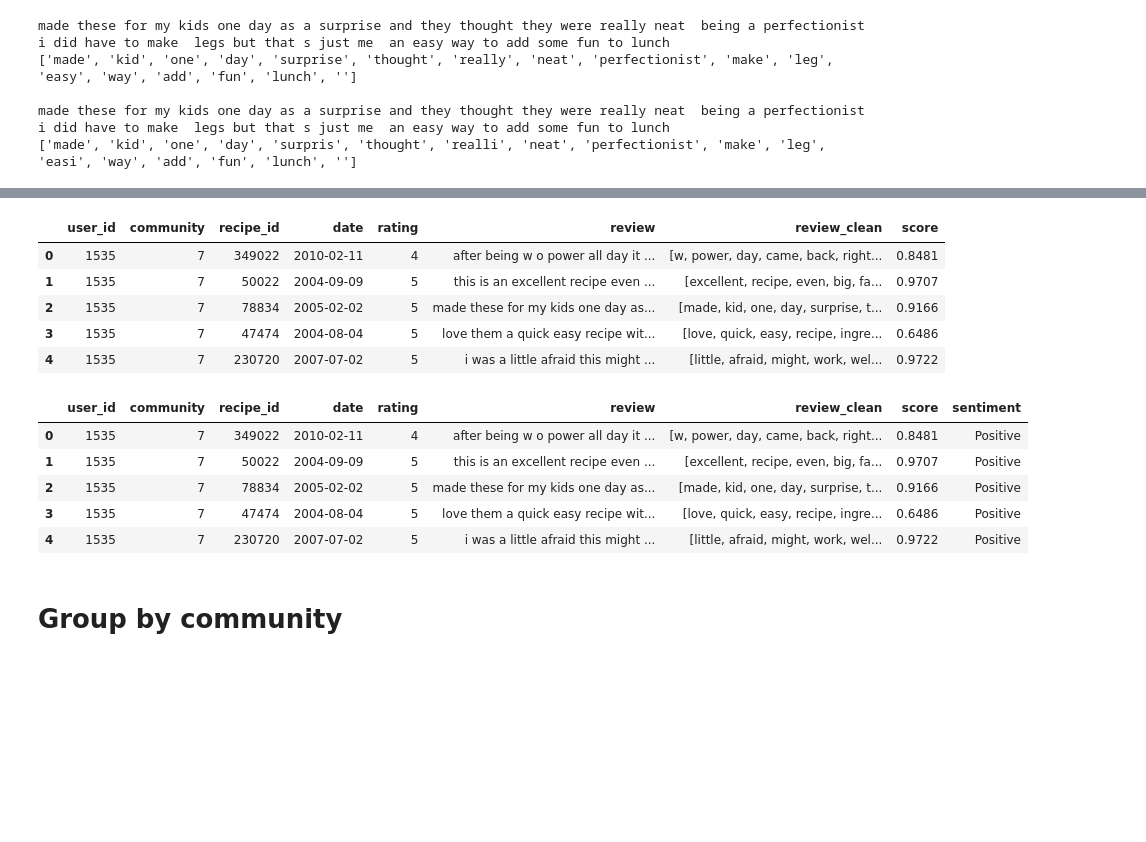
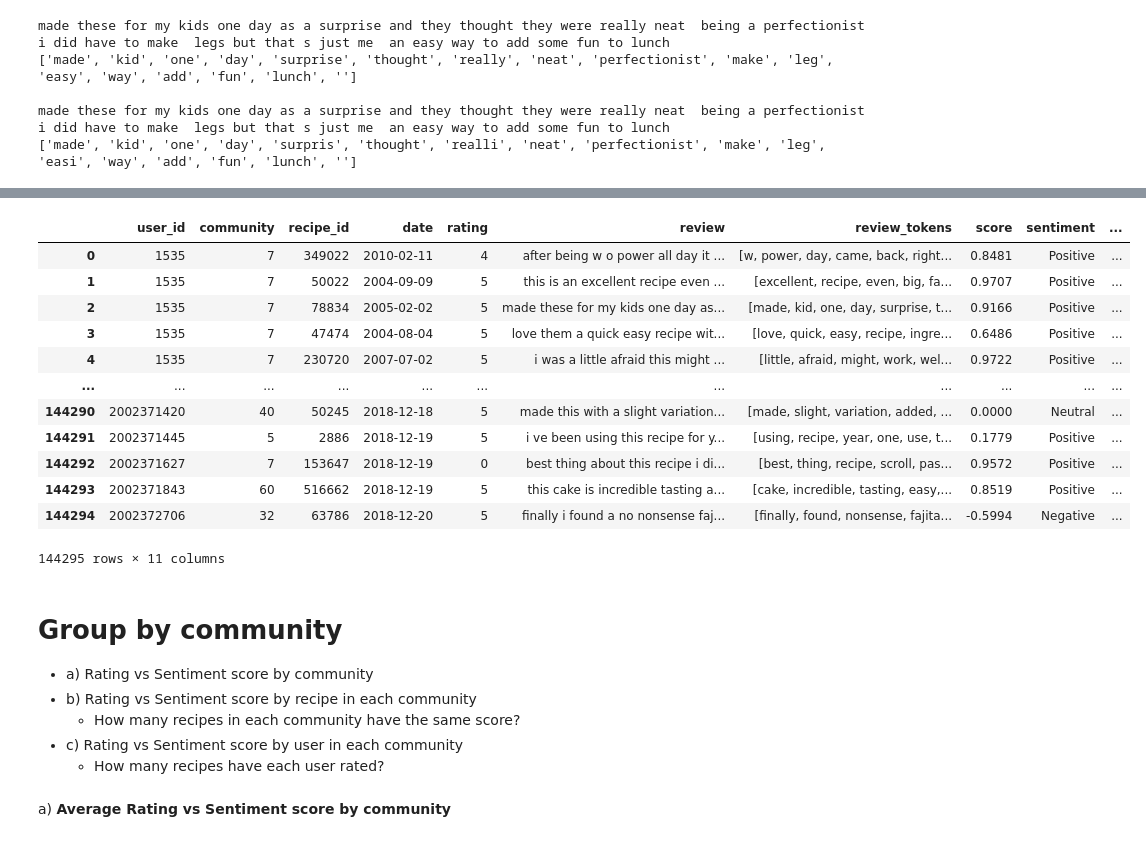
Before and after one commit to lucialarraona/finalproject_socialgraphs22, a Jupyter notebook: Notebooks/nlp_analysis.ipynb, the cells around one changed output, grey strips where cells are left out. Saved outputs shown, nothing was run; the diff lists cells and outputs as text; code cells hidden in the pictures; blank space fills up the shorter version.

```diff
--- a/Notebooks/nlp_analysis.ipynb
+++ b/Notebooks/nlp_analysis.ipynb
@@ -160,43 +208,6 @@ df_reviews2.head()
 | 2 | 1535 | 7 | 78834 | 2005-02-02 | 5 | made these for my kids one day as... | [made, kid, one, day, surprise, t... | 0.9166 | Positive |
 | 3 | 1535 | 7 | 47474 | 2004-08-04 | 5 | love them a quick easy recipe wit... | [love, quick, easy, recipe, ingre... | 0.6486 | Positive |
 | 4 | 1535 | 7 | 230720 | 2007-07-02 | 5 | i was a little afraid this might ... | [little, afraid, might, work, wel... | 0.9722 | Positive |
-# %%
-# Sentiment compound value of reviews
-def sentiment(x):
-    score = sid.polarity_scores(x)
-    return score['compound']
-
-df_reviews2['score']= df_reviews2['review'].apply(lambda x : sentiment(x))
-df_reviews2.head()
-# %% [output]
-|  | user_id | community | recipe_id | date | rating | review | review_clean | score |
-| 0 | 1535 | 7 | 349022 | 2010-02-11 | 4 | after being w o power all day it ... | [w, power, day, came, back, right... | 0.8481 |
-| 1 | 1535 | 7 | 50022 | 2004-09-09 | 5 | this is an excellent recipe even ... | [excellent, recipe, even, big, fa... | 0.9707 |
-| 2 | 1535 | 7 | 78834 | 2005-02-02 | 5 | made these for my kids one day as... | [made, kid, one, day, surprise, t... | 0.9166 |
-| 3 | 1535 | 7 | 47474 | 2004-08-04 | 5 | love them a quick easy recipe wit... | [love, quick, easy, recipe, ingre... | 0.6486 |
-| 4 | 1535 | 7 | 230720 | 2007-07-02 | 5 | i was a little afraid this might ... | [little, afraid, might, work, wel... | 0.9722 |
-# %%
-#  Add Positive y Negative tag
-def cls(x):
-    list1=[]
-    for i in x["score"]:
-        if i>0:
-            list1.append("Positive")
-        elif i==0:
-            list1.append("Neutral")
-        else:
-            list1.append("Negative")
-    x["sentiment"]=list1
-
-cls(df_reviews2)
-df_reviews2.head()
-# %% [output]
-|  | user_id | community | recipe_id | date | rating | review | review_clean | score | sentiment |
-| 0 | 1535 | 7 | 349022 | 2010-02-11 | 4 | after being w o power all day it ... | [w, power, day, came, back, right... | 0.8481 | Positive |
-| 1 | 1535 | 7 | 50022 | 2004-09-09 | 5 | this is an excellent recipe even ... | [excellent, recipe, even, big, fa... | 0.9707 | Positive |
-| 2 | 1535 | 7 | 78834 | 2005-02-02 | 5 | made these for my kids one day as... | [made, kid, one, day, surprise, t... | 0.9166 | Positive |
-| 3 | 1535 | 7 | 47474 | 2004-08-04 | 5 | love them a quick easy recipe wit... | [love, quick, easy, recipe, ingre... | 0.6486 | Positive |
-| 4 | 1535 | 7 | 230720 | 2007-07-02 | 5 | i was a little afraid this might ... | [little, afraid, might, work, wel... | 0.9722 | Positive |
 # %%
 import plotly as ply
 import plotly.graph_objs as go
@@ -208,6 +219,35 @@ labels = ["Positive Comments","Negative Comments","Neutral Comments"]
 values = [Mno,Fno,Nno]
 fig = go.Figure(data=[go.Pie(labels=labels, values=values,hole=0.4)])
 fig.show()
-# %% [markdown]
-# Group by community
+# %%
+# Rescaling the score to 0-1 and then divinding by 5 to match the range of the rating and comapre
+
+from sklearn.preprocessing import minmax_scale
+
+df_reviews2[['score_scale']] = minmax_scale(df_reviews2[['score']])
+df_reviews2[['score_scale2']] = df_reviews2[['score_scale']]*5
+df_reviews2
+# %% [output]
+|  | user_id | community | recipe_id | date | rating | review | review_tokens | score | sentiment | ... |
+| 0 | 1535 | 7 | 349022 | 2010-02-11 | 4 | after being w o power all day it ... | [w, power, day, came, back, right... | 0.8481 | Positive | ... |
+| 1 | 1535 | 7 | 50022 | 2004-09-09 | 5 | this is an excellent recipe even ... | [excellent, recipe, even, big, fa... | 0.9707 | Positive | ... |
+| 2 | 1535 | 7 | 78834 | 2005-02-02 | 5 | made these for my kids one day as... | [made, kid, one, day, surprise, t... | 0.9166 | Positive | ... |
+| 3 | 1535 | 7 | 47474 | 2004-08-04 | 5 | love them a quick easy recipe wit... | [love, quick, easy, recipe, ingre... | 0.6486 | Positive | ... |
+| 4 | 1535 | 7 | 230720 | 2007-07-02 | 5 | i was a little afraid this might ... | [little, afraid, might, work, wel... | 0.9722 | Positive | ... |
+| ... | ... | ... | ... | ... | ... | ... | ... | ... | ... | ... |
+| 144290 | 2002371420 | 40 | 50245 | 2018-12-18 | 5 | made this with a slight variation... | [made, slight, variation, added, ... | 0.0000 | Neutral | ... |
+| 144291 | 2002371445 | 5 | 2886 | 2018-12-19 | 5 | i ve been using this recipe for y... | [using, recipe, year, one, use, t... | 0.1779 | Positive | ... |
+| 144292 | 2002371627 | 7 | 153647 | 2018-12-19 | 0 | best thing about this recipe i di... | [best, thing, recipe, scroll, pas... | 0.9572 | Positive | ... |
+| 144293 | 2002371843 | 60 | 516662 | 2018-12-19 | 5 | this cake is incredible tasting a... | [cake, incredible, tasting, easy,... | 0.8519 | Positive | ... |
+| 144294 | 2002372706 | 32 | 63786 | 2018-12-20 | 5 | finally i found a no nonsense faj... | [finally, found, nonsense, fajita... | -0.5994 | Negative | ... |
+144295 rows × 11 columns
+# %% [markdown]
+# Group by community
+* a) Rating vs Sentiment score by community
+* b) Rating vs Sentiment score by recipe in each community
+    - How many recipes in each community have the same score?
+* c) Rating vs Sentiment score by user in each community
+    - How many recipes have each user rated?
+# %% [markdown]
+a) **Average Rating vs Sentiment score by community**
 # %%
```
Also changed, not shown: parts of 23 cells of this notebook.
